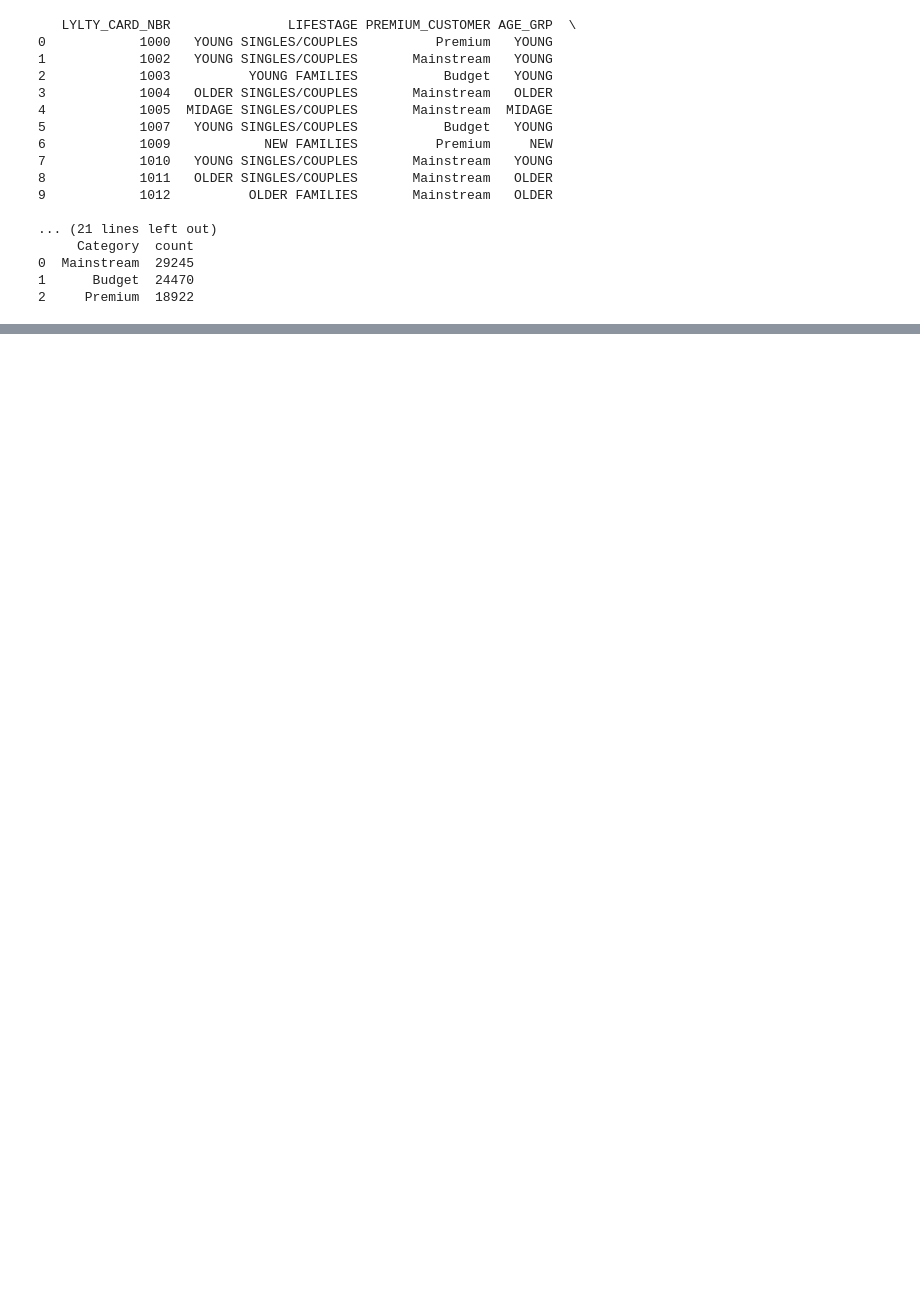
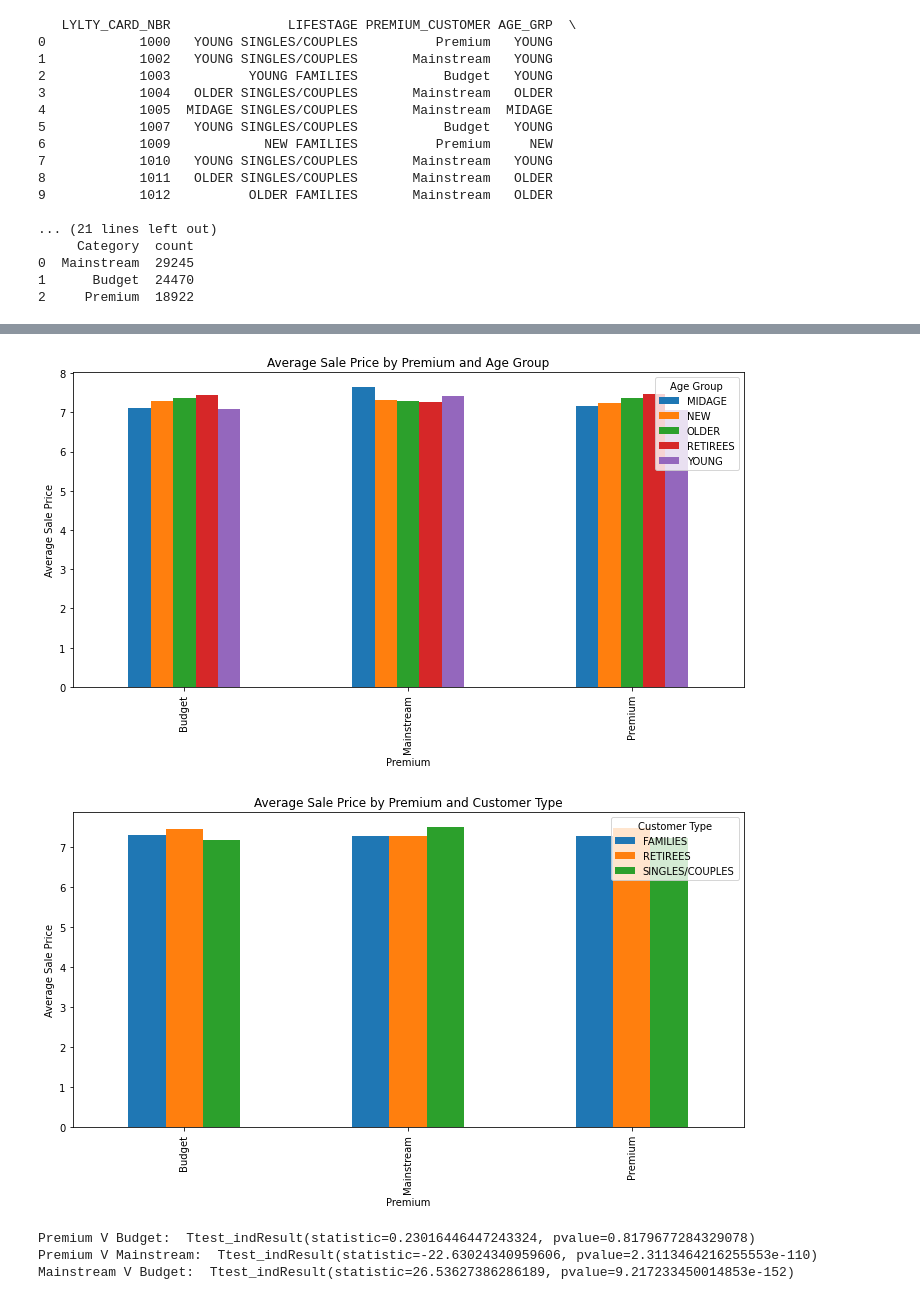
Before and after one commit to camilopalaciosb/quantinium_forage, a Jupyter notebook: quantinium_tasks.ipynb, the cells around one changed output, grey strips where cells are left out. Saved outputs shown, nothing was run; the diff lists cells and outputs as text; code cells hidden in the pictures; blank space fills up the shorter version.

```diff
--- a/quantinium_tasks.ipynb
+++ b/quantinium_tasks.ipynb
@@ -206,0 +344,47 @@ print(category)
+# %%
+#Plot average sale price by premium splitted by age and customer type
+groupby_age=df_chips.groupby(['PREMIUM_CUSTOMER','AGE_GRP'])['TOT_SALES'].mean().reset_index()
+pivot_t1 = groupby_age.pivot(index='PREMIUM_CUSTOMER',columns='AGE_GRP', values= 'TOT_SALES')
+groupby_cust=df_chips.groupby(['PREMIUM_CUSTOMER','CUST_TYP'])['TOT_SALES'].mean().reset_index()
+pivot_t2 = groupby_cust.pivot(index='PREMIUM_CUSTOMER',columns='CUST_TYP', values= 'TOT_SALES')
+
+
+pivot_t1.plot(kind='bar', figsize=(10,6))
+plt.title('Average Sale Price by Premium and Age Group')
+plt.xlabel('Premium')
+plt.ylabel('Average Sale Price')
+plt.legend(title='Age Group')
+plt.tight_layout()
+plt.show()
+
+pivot_t2.plot(kind='bar', figsize=(10,6))
+plt.title('Average Sale Price by Premium and Customer Type')
+plt.xlabel('Premium')
+plt.ylabel('Average Sale Price')
+plt.legend(title='Customer Type')
+plt.tight_layout()
+plt.show()
+
+#Perfomt t-test for young single/couples fro each premiu category
+subset=df_chips[(df_chips['AGE_GRP']=='YOUNG')&(df_chips['CUST_TYP']=='SINGLES/COUPLES')]
+premium=subset[subset['PREMIUM_CUSTOMER']=='Premium']
+budget=subset[subset['PREMIUM_CUSTOMER']=='Budget']
+mainstream=subset[subset['PREMIUM_CUSTOMER']=='Mainstream']
+
+from scipy.stats import ttest_ind
+#Premium V Budget
+t1=ttest_ind(premium['TOT_SALES'], budget['TOT_SALES'], equal_var=False)
+#Premium V Mainstream
+t2=ttest_ind(premium['TOT_SALES'], mainstream['TOT_SALES'], equal_var=False)
+#Mainstream V Budget
+t3=ttest_ind(mainstream['TOT_SALES'], budget['TOT_SALES'], equal_var=False)
+
+print('Premium V Budget: ',t1)
+print('Premium V Mainstream: ',t2)
+print('Mainstream V Budget: ',t3)
+# %% [output]
+[figure, added]
+[figure, added]
+Premium V Budget:  Ttest_indResult(statistic=0.23016446447243324, pvalue=0.8179677284329078)
+Premium V Mainstream:  Ttest_indResult(statistic=-22.63024340959606, pvalue=2.3113464216255553e-110)
+Mainstream V Budget:  Ttest_indResult(statistic=26.53627386286189, pvalue=9.217233450014853e-152)
```
Also changed, not shown: parts of 7 cells of this notebook.
